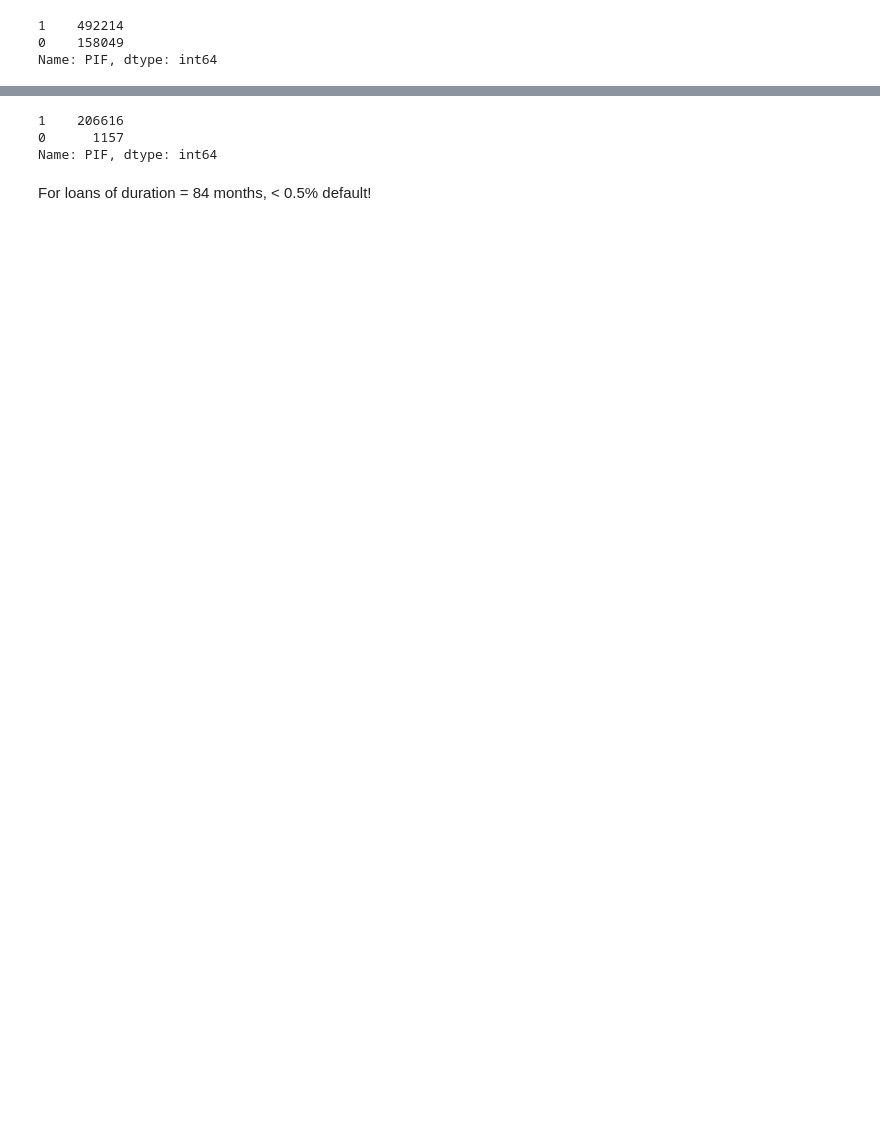
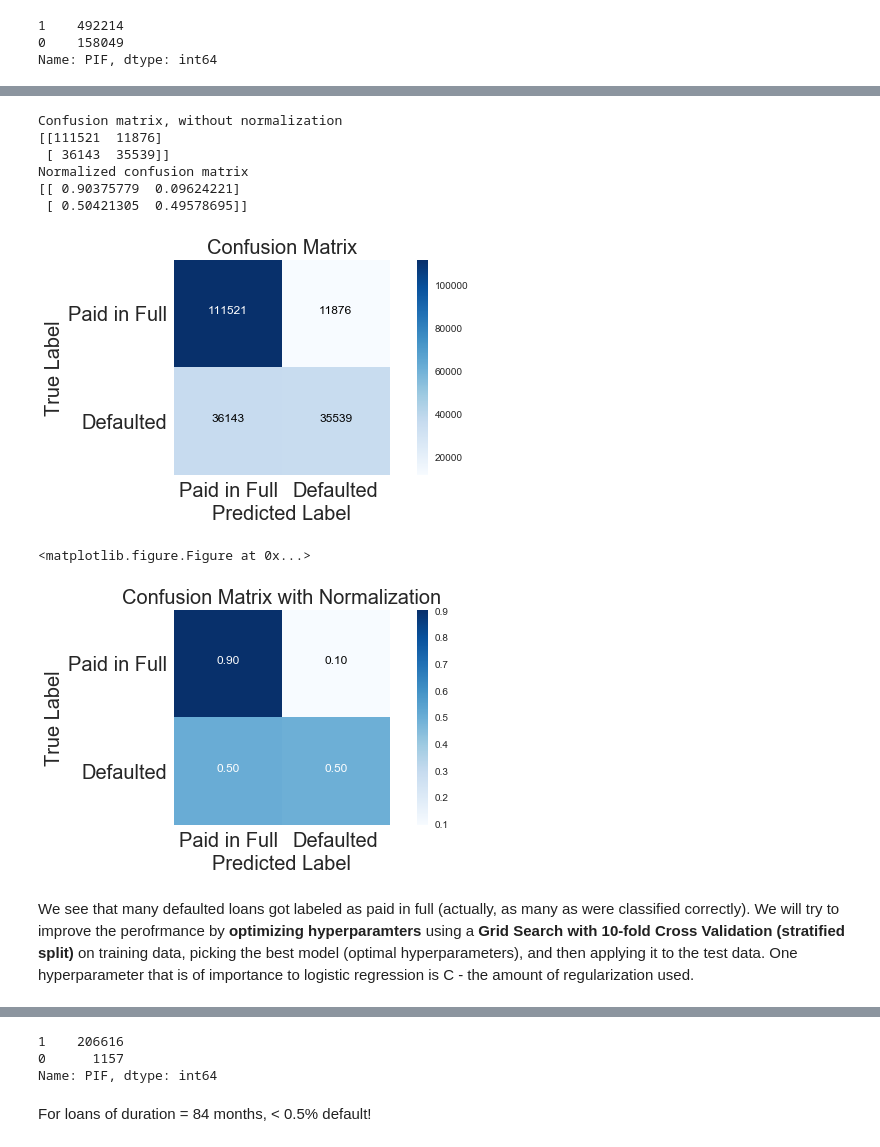
Before and after one commit to sanjanedic/SBARepay, a Jupyter notebook: SBARepayML.ipynb, the cells around one changed output, grey strips where cells are left out. Saved outputs shown, nothing was run; the diff lists cells and outputs as text; code cells hidden in the pictures; blank space fills up the shorter version.

```diff
--- a/SBARepayML.ipynb
+++ b/SBARepayML.ipynb
@@ -402,0 +78,8 @@ avg / total       0.99      0.99      0.99     62332
+# %%
+# Select the features
+X = data.drop(['PIF'], axis = 1)
+# Select the target variable: switch class labels so that "defaulted" is the postive class
+# since this is what we really care about
+y = (1 - data['PIF'])
+
+class_names = ['Paid in Full', 'Defaulted']
@@ -402,0 +93,6 @@ avg / total       0.99      0.99      0.99     62332
+# %%
+# Set aside a test set
+# Random stratified 70-30 split: preserves the original proportion of positive and negative class
+# examples in train and test
+X_train, X_test, y_train, y_test = train_test_split(X, y, stratify = y,
+                                                        test_size = 0.30, random_state = 101)
@@ -402,0 +101,9 @@ avg / total       0.99      0.99      0.99     62332
+# %%
+# Scale numerical features for logistic regression (with regularization)
+
+from sklearn.preprocessing import StandardScaler
+
+# Get scaling parameters from training data, then apply the scaler to testing data as well
+std_scale = StandardScaler().fit(X_train[['TermInMonths', 'JobsSupported', 'SP_to2016', 'SBAGuaranteedApprovalAdj']])
+X_train_std = std_scale.transform(X_train[['TermInMonths', 'JobsSupported', 'SP_to2016', 'SBAGuaranteedApprovalAdj']])
+X_test_std = std_scale.transform(X_test[['TermInMonths', 'JobsSupported', 'SP_to2016', 'SBAGuaranteedApprovalAdj']])
@@ -402,0 +112,9 @@ avg / total       0.99      0.99      0.99     62332
+# %%
+# Define the model
+def_logreg_model = LogisticRegression(class_weight = 'balanced', random_state = 101)
+# Train the model on scaled training data
+def_logreg_model.fit(X_train_std, y_train)
+# Test the model: make predictions on testing data
+def_logreg_pred = def_logreg_model.predict(X_test_std)
+# Compare model outputs with actual outputs
+print(classification_report(def_logreg_pred, y_test))
@@ -402,0 +167,24 @@ avg / total       0.99      0.99      0.99     62332
+# %%
+# Plot confusion matrix without normalization
+
+def_logreg_cm = confusion_matrix(def_logreg_pred, y_test)
+
+plt.figure(figsize = (8,4))
+plot_confusion_matrix(def_logreg_cm, classes = class_names, normalize = False,
+                      title = 'Confusion Matrix')# Plot normalized confusion matrix
+plt.figure(figsize = (8,4))
+plt.figure(figsize = (8,4))
+plot_confusion_matrix(def_logreg_cm, classes = class_names, normalize = True,
+                      title = 'Confusion Matrix with Normalization')
+# %% [output]
+Confusion matrix, without normalization
+[[111521  11876]
+ [ 36143  35539]]
+Normalized confusion matrix
+[[ 0.90375779  0.09624221]
+ [ 0.50421305  0.49578695]]
+[figure, added]
+<matplotlib.figure.Figure at 0x...>
+[figure, added]
+# %% [markdown]
+We see that many defaulted loans got labeled as paid in full (actually, as many as were classified correctly). We will try to improve the perofrmance by **optimizing hyperparamters** using a **Grid Search with 10-fold Cross Validation (stratified split)** on training data, picking the best model (optimal hyperparameters), and then applying it to the test data. One hyperparameter that is of importance to logistic regression is C - the amount of regularization used.
```
Also changed, not shown: parts of 126 cells of this notebook.
